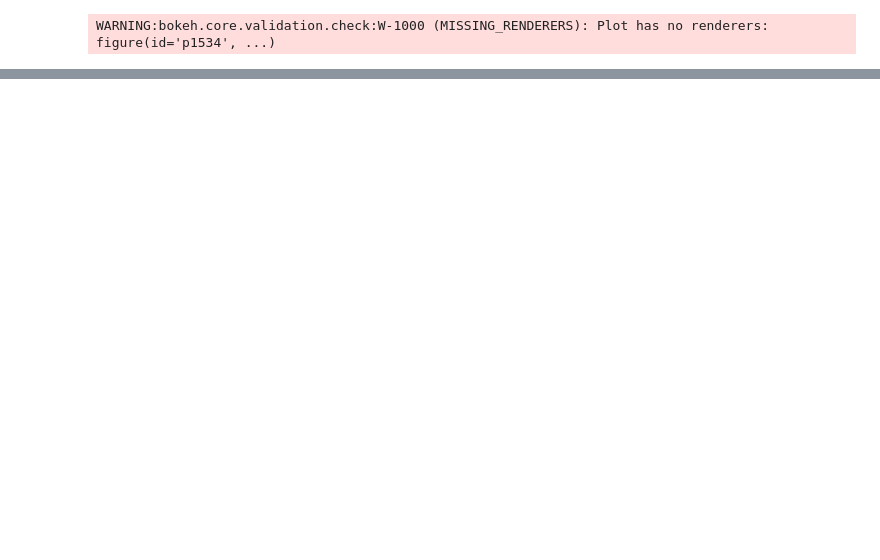
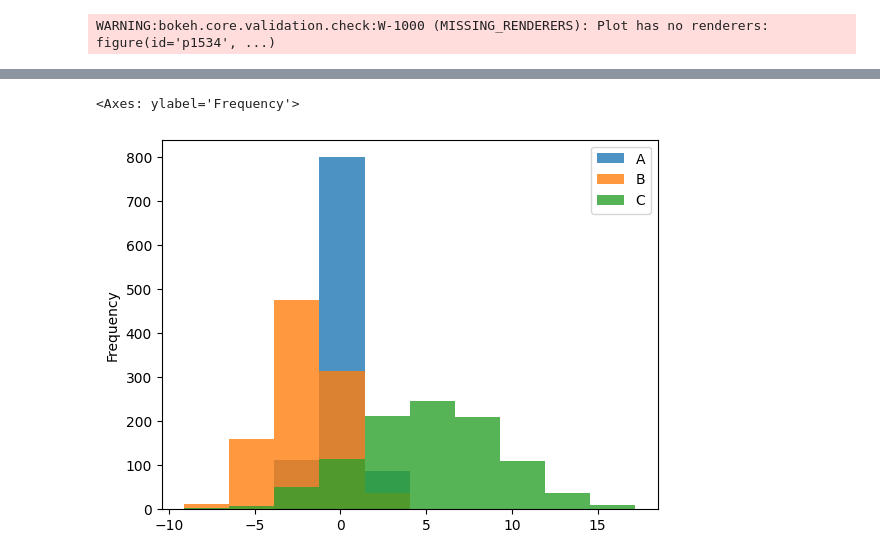
Before and after one commit to HARISH20205/work15, a Jupyter notebook: work15.ipynb, the cells around one changed output, grey strips where cells are left out. Cells and saved outputs as stored; diff of their text form; code cells hidden in the pictures; blank space fills up the shorter version.

```diff
--- a/work15.ipynb
+++ b/work15.ipynb
@@ -70,0 +170,5 @@ fig.show()
+# %%
+df.plot.hist(alpha=0.8)
+# %% [output]
+<Axes: ylabel='Frequency'>
+[figure, added]
```
Also changed, not shown: parts of 19 cells of this notebook, 1 other file.
